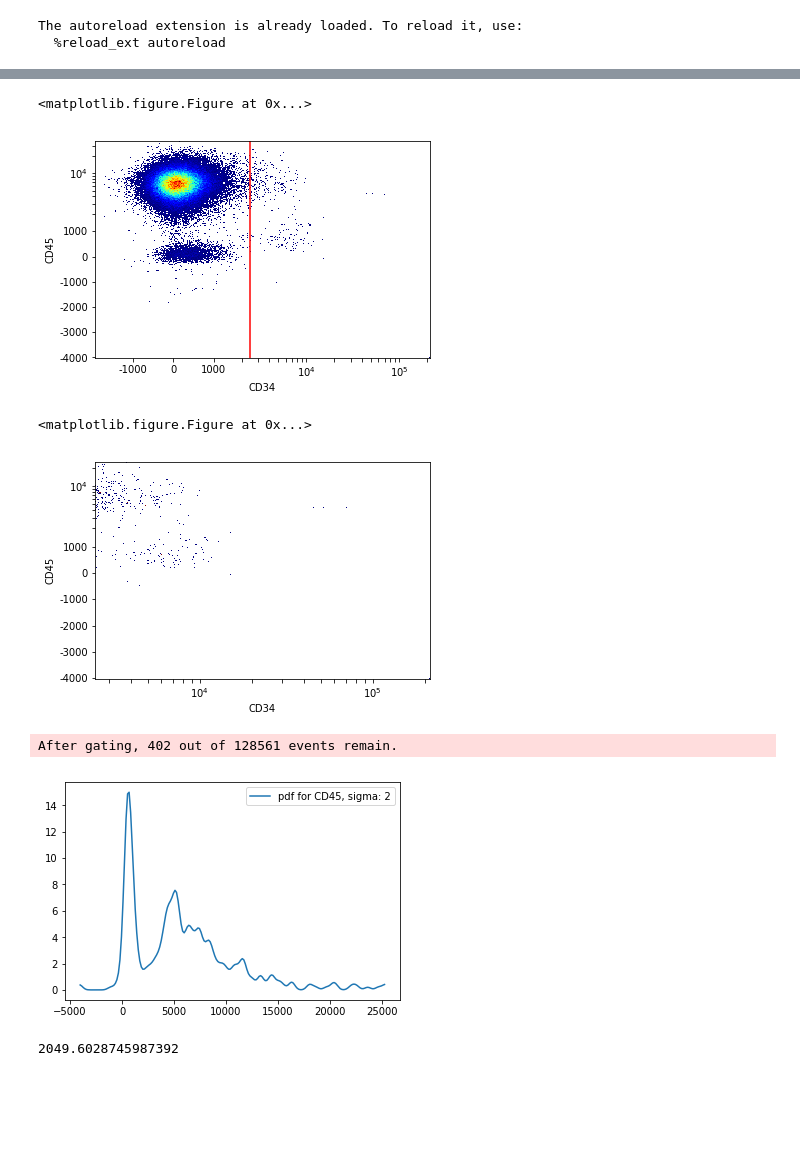
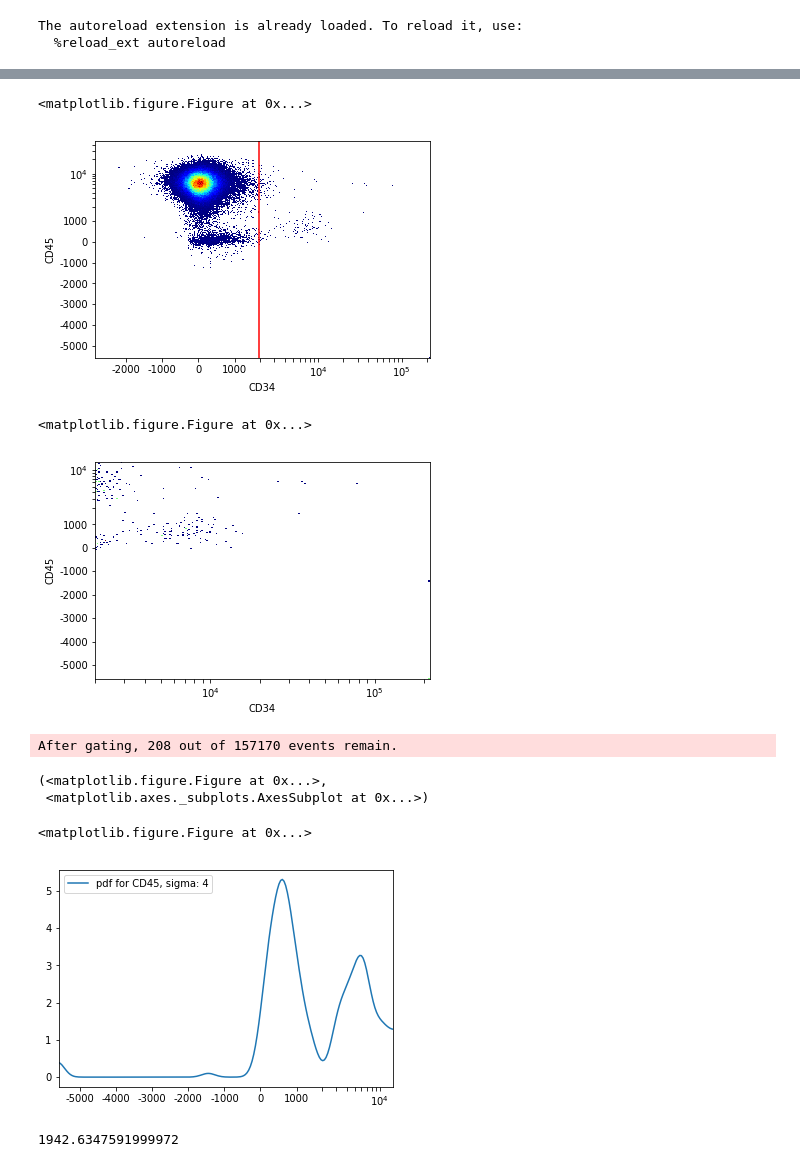
Before and after one commit to LudvigEk/aligater, a Jupyter notebook: pyAliGater_testing.ipynb, the cells around one changed output, grey strips where cells are left out. Cells and saved outputs as stored; diff of their text form; code cells hidden in the pictures; blank space fills up the shorter version.

```diff
--- a/pyAliGater_testing.ipynb
+++ b/pyAliGater_testing.ipynb
@@ -15,3 +15,3 @@ Collected 3022 files, 6347 files did not pass filter(s) and mask(s).
 # %%
-fcsDF = ag.loadFCS(fcsList[1], compensate=True)
+fcsDF = ag.loadFCS(fcsList[500], compensate=True,markers=["IgA", "CD27" ,"CD34" ,"CD19", "IgD" ,"CD45","CD38","CD24"])
 # %% [output]
@@ -53,4 +53,4 @@ After gating, 128561 out of 139650 events remain.
 # %%
-mean, sigma, maxVal=ag.axisStats(fcsDF, "CD34", PBMC)
-sigma*3
+mean, sigma, maxVal=ag.axisStats(fcsDF, "CD34", PBMC,scale='logish')
+sigma*2
 # %% [output]
@@ -76,20 +76,23 @@ After gating, 124948 out of 128159 events remain.
 # %%
-CD34step1=ag.gateThreshold(fcsDF, "CD34", "CD45", orientation='vertical', vI=PBMC,population="upper",thresh=3*sigma, scale='logish')
+CD34step1=ag.gateThreshold(fcsDF, "CD34", "CD45", orientation='vertical', vI=PBMC,population="upper",thresh=2*sigma, scale='logish')
 # %% [output]
 <matplotlib.figure.Figure at 0x...>
-[figure, old version]
+[figure, new version]
 <matplotlib.figure.Figure at 0x...>
-[figure, old version]
+[figure, new version]
-After gating, 402 out of 128561 events remain.
+After gating, 208 out of 157170 events remain.
 # %%
-ag.plot_densityFunc(fcsDF,"CD45", vI=CD34step1,sigma=2,bins=200)
+ag.plot_densityFunc(fcsDF,"CD45", vI=CD34step1,sigma=4,bins=200, scale='logish')
 # %% [output]
+(<matplotlib.figure.Figure at 0x...>,
+ <matplotlib.axes._subplots.AxesSubplot at 0x...>)
+<matplotlib.figure.Figure at 0x...>
-[figure, old version]
+[figure, new version]
 # %%
-lim=ag.valleySeek(fcsDF, "CD45",vI=CD34step1,interval=[500,2500],sigma=2,bins=200)
+lim=ag.valleySeek(fcsDF, "CD45",vI=CD34step1,interval=[500,2500],sigma=2,bins=200,scale='logish')
 lim
 # %% [output]
-2049.6028745987392
+1942.6347591999972
 # %%
 CD34pos=ag.gateThreshold(fcsDF, "CD34", "CD45", orientation='horisontal', vI=CD34step1,population="lower",thresh=lim, scale='logish')
 # %% [output]
```
Also changed, not shown: parts of 27 cells of this notebook, 9 other files.
